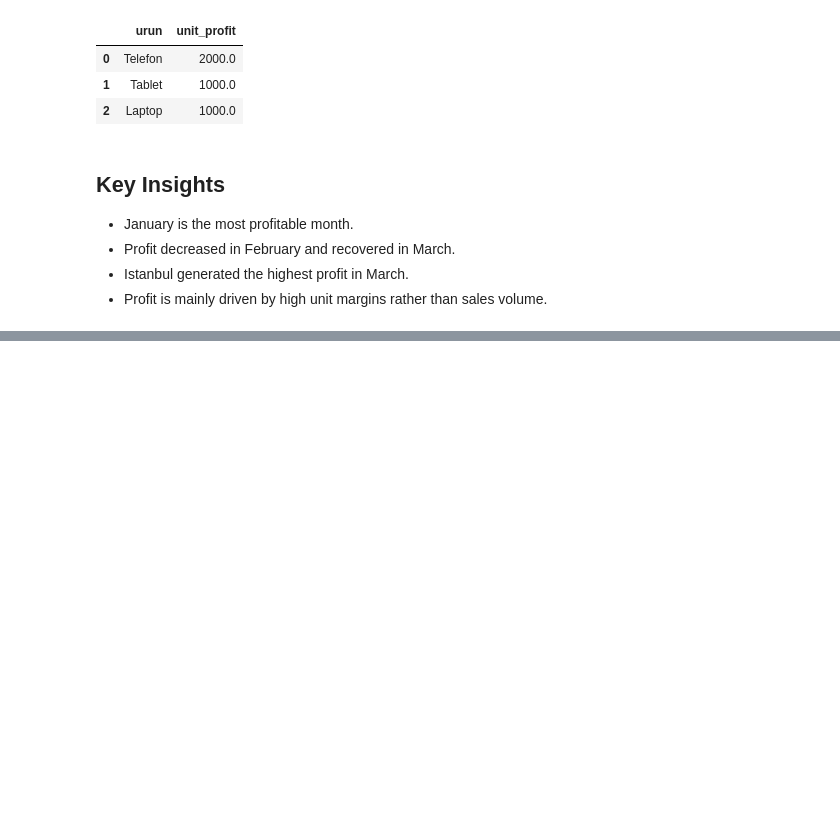
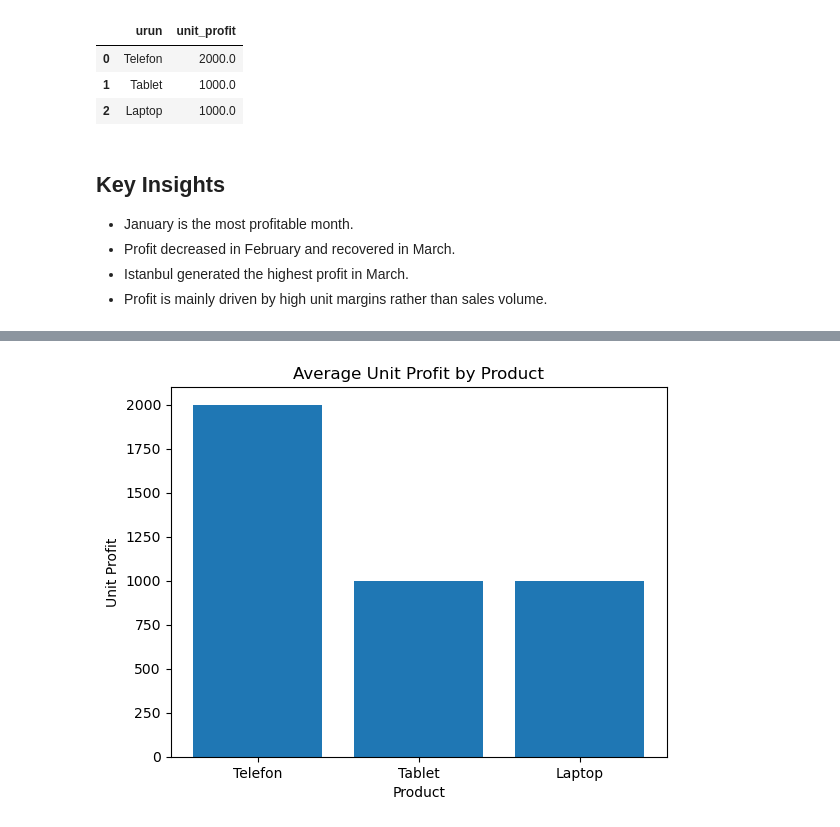
Before and after one commit to melikeunala/sales-performance-analysis, a Jupyter notebook: analysis.ipynb.ipynb, the cells around one changed output, grey strips where cells are left out. Drawn from its saved outputs; the diff is of its cells as text; code cells hidden in the pictures; blank space fills up the shorter version.

```diff
--- a/analysis.ipynb.ipynb
+++ b/analysis.ipynb.ipynb
@@ -132,0 +202,24 @@ pd.read_sql(query, conn)
+# %%
+query = """
+SELECT
+    urun,
+    AVG(satis_fiyati - alis_fiyati) AS unit_profit
+FROM satislar
+GROUP BY urun
+ORDER BY unit_profit DESC
+"""
+
+df_product = pd.read_sql(query, conn)
+
+import matplotlib.pyplot as plt
+
+plt.figure()
+plt.bar(df_product["urun"], df_product["unit_profit"])
+plt.title("Average Unit Profit by Product")
+plt.xlabel("Product")
+plt.ylabel("Unit Profit")
+
+plt.savefig("product_profit.png")  # GitHub için
+plt.show()
+# %% [output]
+[figure, added]
```
Also changed, not shown: parts of 7 cells of this notebook, 3 other files.
